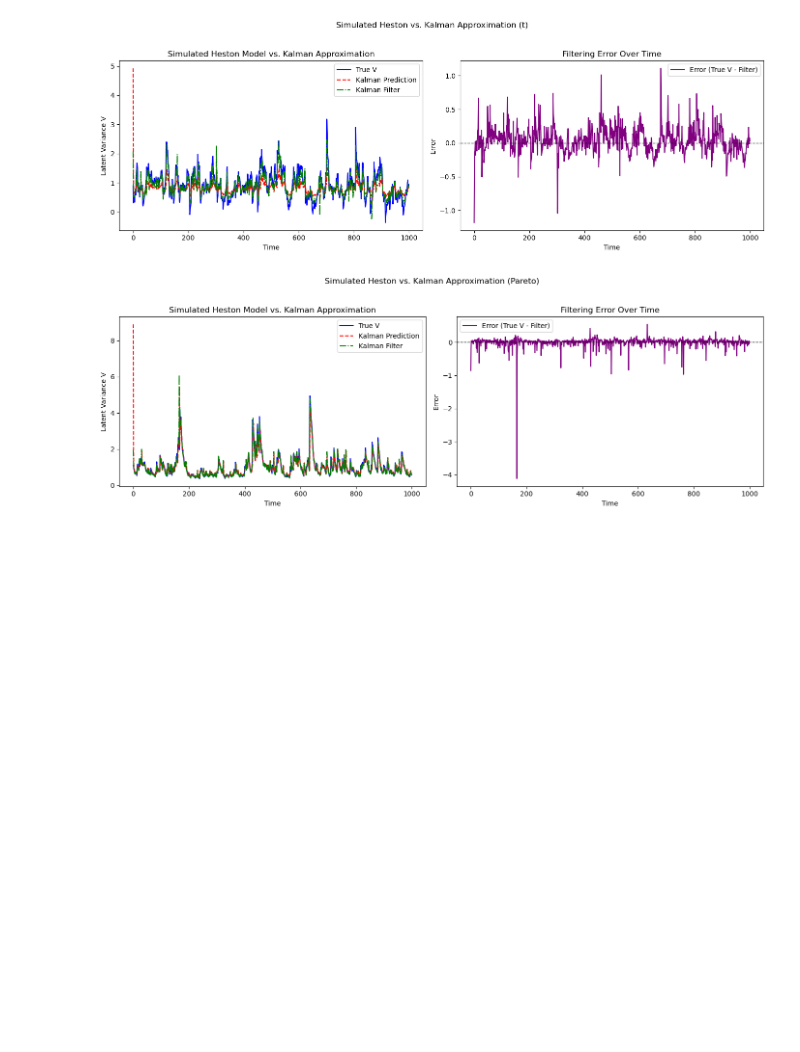
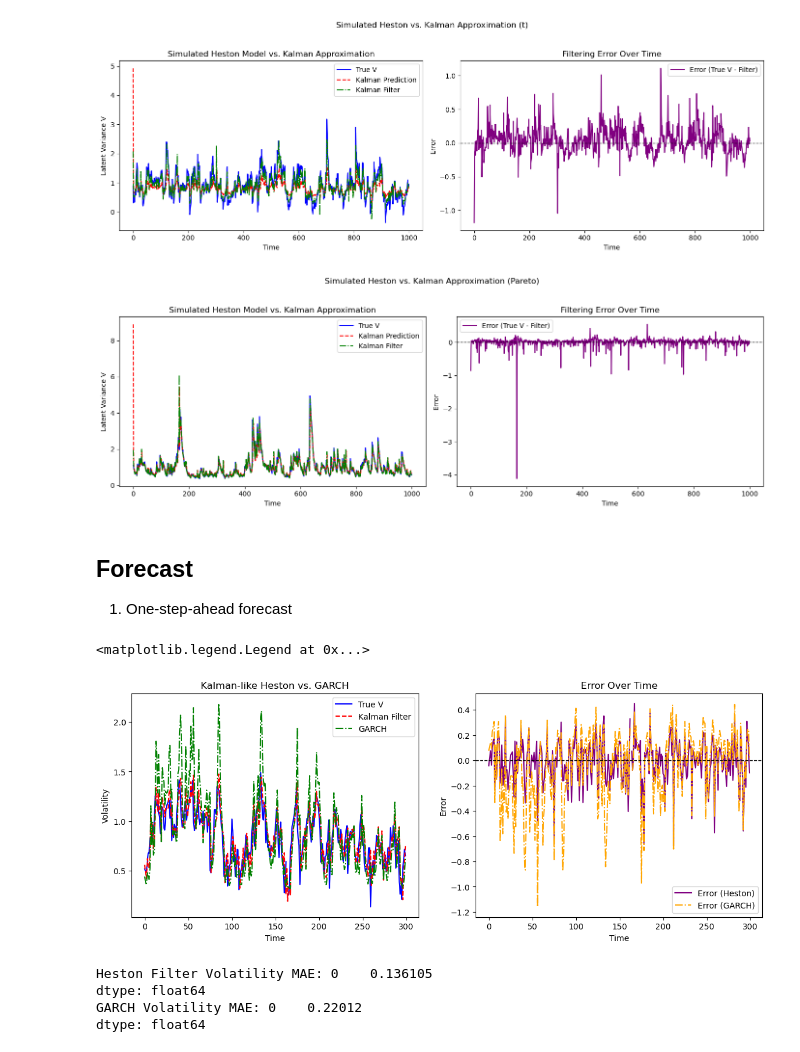
Before and after one commit to HyunminHong/Kalman-Heston-Filter, a Jupyter notebook: notebook/heston_notebook.ipynb, the cells around one changed output. Saved outputs shown, nothing was run; the diff lists cells and outputs as text; code cells hidden in the pictures; blank space fills up the shorter version.

Commit message:
one-step forecast + GARCH

```diff
--- a/notebook/heston_notebook.ipynb
+++ b/notebook/heston_notebook.ipynb
@@ -93,3 +94,7 @@ plot_heston_vs_kalman(V_series_t, V_pred_t, V_filt_t, title="Simulated Heston vs
 plot_heston_vs_kalman(V_series_par, V_pred_par, V_filt_par, title="Simulated Heston vs. Kalman Approximation (Pareto)")
 # %% [output]
 [figure]
+# %% [markdown]
+## Forecast
+
+1. One-step-ahead forecast
@@ -95,0 +129,55 @@ plot_heston_vs_kalman(V_series_par, V_pred_par, V_filt_par, title="Simulated Hes
+# %%
+garch_model = arch_model(y_series_norm, vol='Garch', p=1, q=1, mean='Zero', dist='normal')
+garch_fit = garch_model.fit(last_obs=split_index-1, disp='off')
+
+# Generate one-step-ahead forecasts for the test set.
+garch_forecasts = garch_fit.forecast(horizon=1, start=split_index, reindex=False)
+
+# Extract the one-step-ahead forecast variance.
+garch_var_forecast = garch_forecasts.variance['h.1'].values.flatten()
+V_true_test_aligned = V_series_norm[split_index+1:]
+
+# Convert variances to volatility forecasts (by taking the square root)
+vol_forecast_heston = np.sqrt(V_filt_test_norm)
+vol_forecast_garch  = np.sqrt(garch_var_forecast)
+vol_true            = np.sqrt(V_true_test_aligned)
+
+# Create two subplots side by side
+fig, axs = plt.subplots(1, 2, figsize=(14, 5))
+
+time = np.arange(1000-split_index)
+# Left plot: True latent state vs. Kalman prediction and filtered estimates
+axs[0].plot(time, vol_true, label="True V", color="blue")
+axs[0].plot(time, vol_forecast_heston, label="Kalman Filter", linestyle="--", color="red")
+axs[0].plot(time, vol_forecast_garch, label="GARCH", linestyle="-.", color="green")
+axs[0].set_xlabel("Time")
+axs[0].set_ylabel("Volatility")
+axs[0].set_title("Kalman-like Heston vs. GARCH (normal noise)")
+axs[0].legend()
+
+# Right plot: Filtering error over time
+# (difference between the true latent state and the filtered estimate)
+error_heston = vol_true - vol_forecast_heston
+error_garch = vol_true - vol_forecast_garch
+axs[1].plot(time, error_heston, label="Error (Heston)", linestyle="-", color="purple")
+axs[1].plot(time, error_garch, label="Error (GARCH)", linestyle="-.", color="orange")
+axs[1].axhline(0, color="black", linewidth=1, linestyle="--")
+axs[1].set_xlabel("Time")
+axs[1].set_ylabel("Error")
+axs[1].set_title("Error Over Time")
+axs[1].legend()
+# %% [output]
+<matplotlib.legend.Legend at 0x...>
+[figure, added]
+# %%
+# Compute the mean absolute error (MAE) using the aligned true volatility.
+heston_mae = pd.DataFrame(np.abs(vol_forecast_heston - vol_true)).mean()
+garch_mae  = pd.DataFrame(np.abs(vol_forecast_garch - vol_true)).mean()
+
+print("Heston Filter Volatility MAE:", heston_mae)
+print("GARCH Volatility MAE:", garch_mae)
+# %% [output]
+Heston Filter Volatility MAE: 0    0.136105
+dtype: float64
+GARCH Volatility MAE: 0    0.22012
+dtype: float64
```
Also changed, not shown: parts of 4 cells of this notebook.
